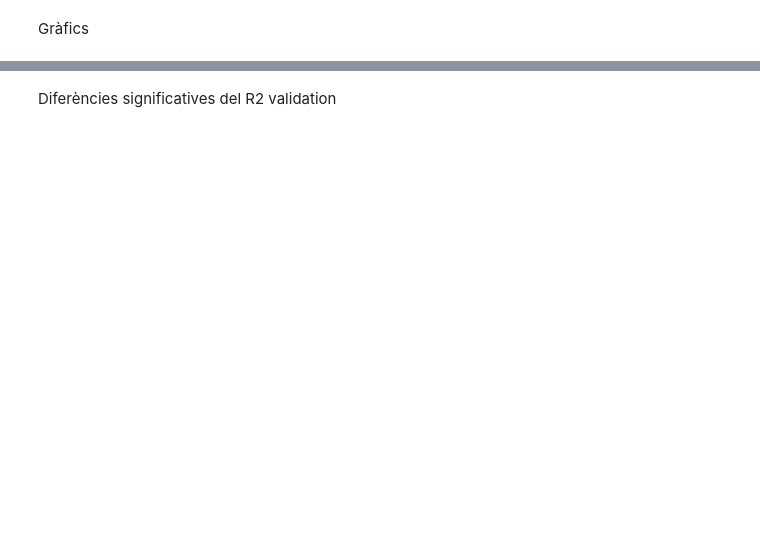
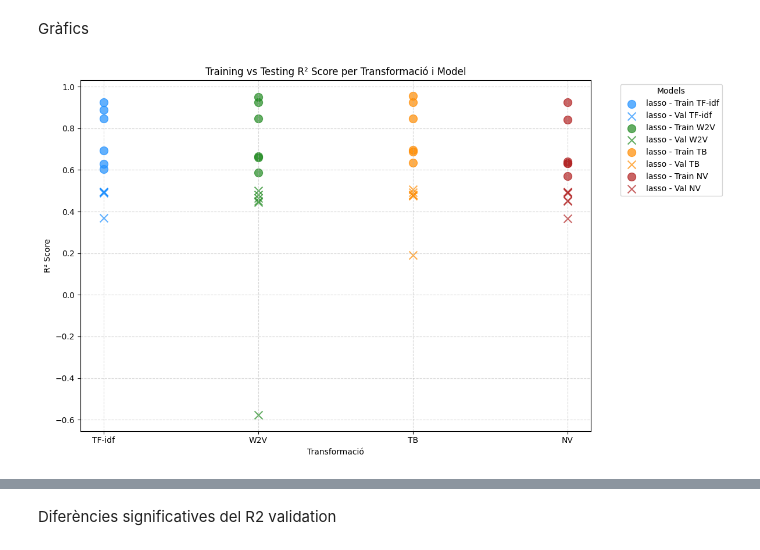
Before and after one commit to Xorii/TFG-Jordi-Capdevila-Transformers, a Jupyter notebook: 07_Ànalisis_resultats_transformació.ipynb, the cells around one changed output, grey strips where cells are left out. Cells and saved outputs as stored; diff of their text form; code cells hidden in the pictures; blank space fills up the shorter version.

```diff
--- a/07_Ànalisis_resultats_transformació.ipynb
+++ b/07_Ànalisis_resultats_transformació.ipynb
@@ -372,7 +399,7 @@ import matplotlib.pyplot as plt
 import pandas as pd
 
 # Models i transformacions
-models = ['reg','lasso', 'ridge', 'rf', 'xgb', 'svr']
+models = ['reg', 'lasso', 'ridge', 'rf', 'xgb', 'svr']
 transformacions = ['TF-idf', 'W2V', 'TB', 'NV']
 
 # Colors que has definit per cada transformació
@@ -390,32 +417,38 @@ plt.figure(figsize=(12, 7))
 for model in models:
     for transformacio in transformacions:
         # Generar el path per a cada fitxer
         path = f"data/{model}_{transformacio}_log_rem_opt.pkl"
 
         # Llegir el fitxer pickle
         df = pd.read_pickle(path)
 
         # Obtenir els valors de training i testing scores
         train_score = df['train_score_mean'].iloc[0]
         val_score = df['val_score_mean'].iloc[0]
 
         # Crear el gràfic de punts
         # Punts per al training score
-        plt.scatter(transformacio, train_score, color=colors[transformacio], label=f"{model} - Train {transformacio}" if model == 'lasso' else "", marker='o', s=100, edgecolors='black', alpha=0.7)
+        plt.scatter(transformacio, train_score, color=colors[transformacio],
+                    label=f"{model} - Train {transformacio}" if model == 'lasso' else "",
+                    marker='o', s=100, alpha=0.7)  # Utilitzem un marcador 'o' per al training
 
         # Punts per al testing score
-        plt.scatter(transformacio, val_score, color=colors[transformacio], label=f"{model} - Val {transformacio}" if model == 'lasso' else "", marker='x', s=100, edgecolors='black', alpha=0.7)
+        plt.scatter(transformacio, val_score, color=colors[transformacio],
+                    label=f"{model} - Val {transformacio}" if model == 'lasso' else "",
+                    marker='x', s=100, alpha=0.7)  # Utilitzem un marcador 'x' per al testing
 
 # Afegir les llegendes i etiquetes
 plt.xlabel('Transformació')
 plt.ylabel('R² Score')
 plt.title('Training vs Testing R² Score per Transformació i Model')
 plt.xticks(transformacions)  # Per mostrar les transformacions a l'eix X
 plt.legend(title="Models", bbox_to_anchor=(1.05, 1), loc='upper left')
 
 # Afegir una graella
 plt.grid(True, linestyle='--', alpha=0.5)
 
 # Mostrar el gràfic
 plt.tight_layout()
 plt.show()
+# %% [output]
+[figure, added]
```
Also changed, not shown: parts of 15 cells of this notebook, 4 other files.
